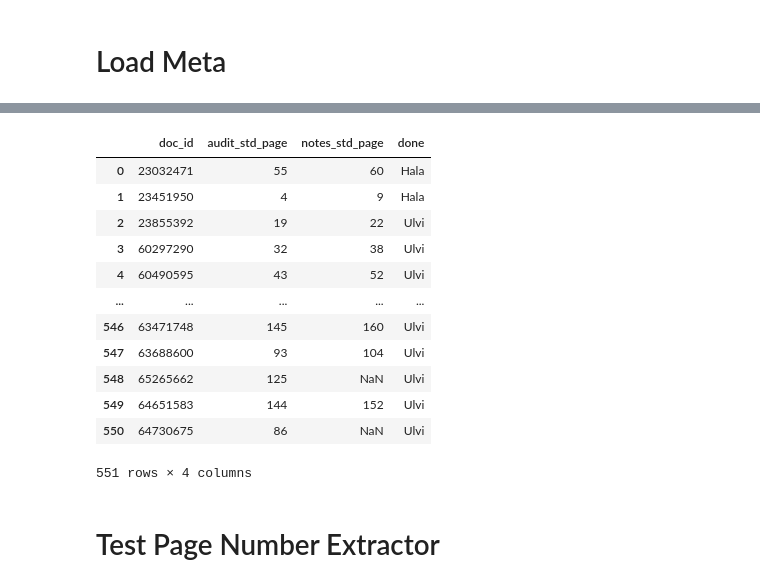
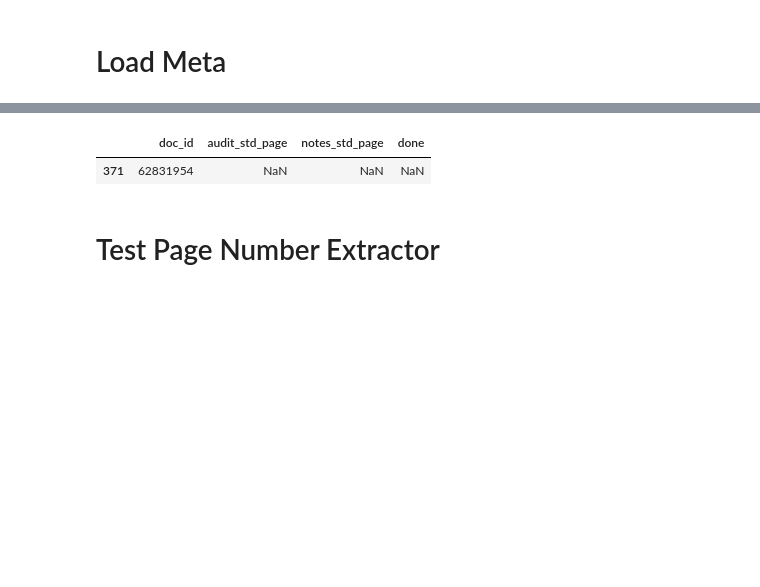
Before and after one commit to ilias-m-n/ExtractSectionsPDFs, a Jupyter notebook: ExtractorTester.ipynb, the cells around one changed output, grey strips where cells are left out. Cells and saved outputs as stored; diff of their text form; code cells hidden in the pictures; blank space fills up the shorter version.

```diff
--- a/ExtractorTester.ipynb
+++ b/ExtractorTester.ipynb
@@ -55,20 +61,9 @@ meta_input
 551 rows × 2 columns
 # %%
 testing_meta = pd.read_csv(os.path.join(path_testing_meta, 'full_test_meta.csv'))
-testing_meta
+testing_meta[testing_meta.doc_id == 62831954]
 # %% [output]
 |  | doc_id | audit_std_page | notes_std_page | done |
-| 0 | 23032471 | 55 | 60 | Hala |
-| 1 | 23451950 | 4 | 9 | Hala |
-| 2 | 23855392 | 19 | 22 | Ulvi |
-| 3 | 60297290 | 32 | 38 | Ulvi |
-| 4 | 60490595 | 43 | 52 | Ulvi |
-| ... | ... | ... | ... | ... |
-| 546 | 63471748 | 145 | 160 | Ulvi |
-| 547 | 63688600 | 93 | 104 | Ulvi |
-| 548 | 65265662 | 125 | NaN | Ulvi |
-| 549 | 64651583 | 144 | 152 | Ulvi |
-| 550 | 64730675 | 86 | NaN | Ulvi |
+| 371 | 62831954 | NaN | NaN | NaN |
-551 rows × 4 columns
 # %% [markdown]
 # Test Page Number Extractor
```
Also changed, not shown: parts of 11 cells of this notebook, 7 other files.
